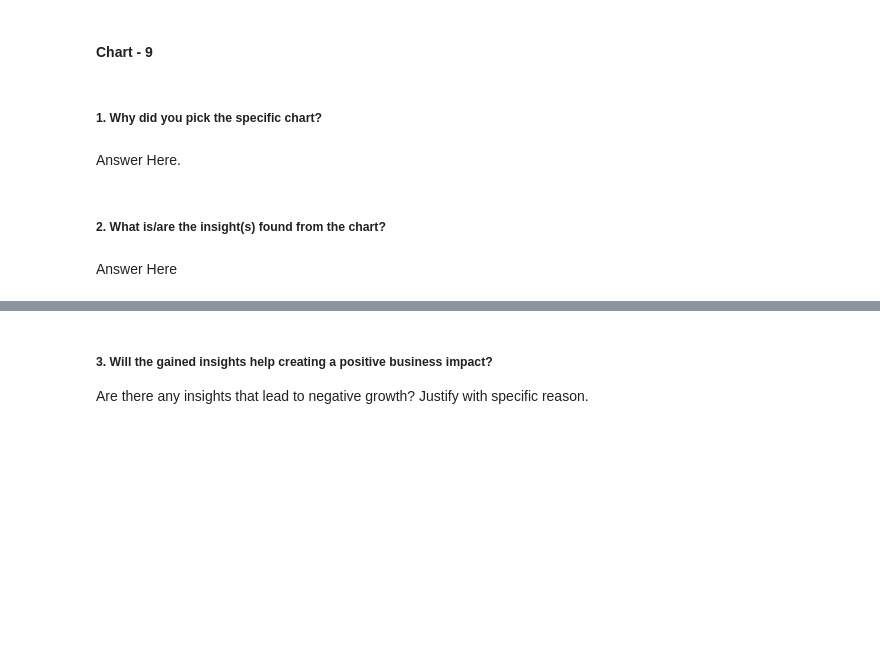
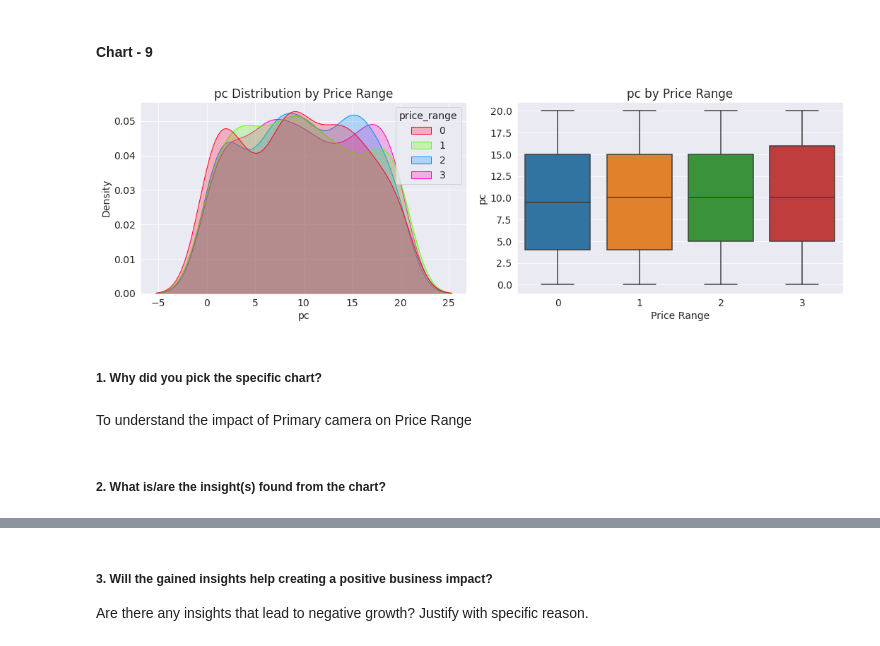
Before and after one commit to rajathAgalkote/MobilePriceRangePrediction_ML_classifier, a Jupyter notebook: Rajathadri_ML_Classifier_MobilePriceRangePrediction.ipynb, the cells around one changed output, grey strips where cells are left out. Cells and saved outputs as stored; diff of their text form; code cells hidden in the pictures; blank space fills up the shorter version.

```diff
--- a/Rajathadri_ML_Classifier_MobilePriceRangePrediction.ipynb
+++ b/Rajathadri_ML_Classifier_MobilePriceRangePrediction.ipynb
@@ -764,11 +774,15 @@ Answer Here
 #### Chart - 9
 # %%
 # Chart - 9 visualization code
+# %%
+# Primary camera vs Price Range
+
+kde_box_plts('pc',df)
+# %% [output]
+[figure, added]
 # %% [markdown]
 ##### 1. Why did you pick the specific chart?
-# %% [markdown]
-Answer Here.
+# %% [markdown]
+To understand the impact of Primary camera on Price Range
 # %% [markdown]
 ##### 2. What is/are the insight(s) found from the chart?
-# %% [markdown]
-Answer Here
```
Also changed, not shown: parts of 27 cells of this notebook.
